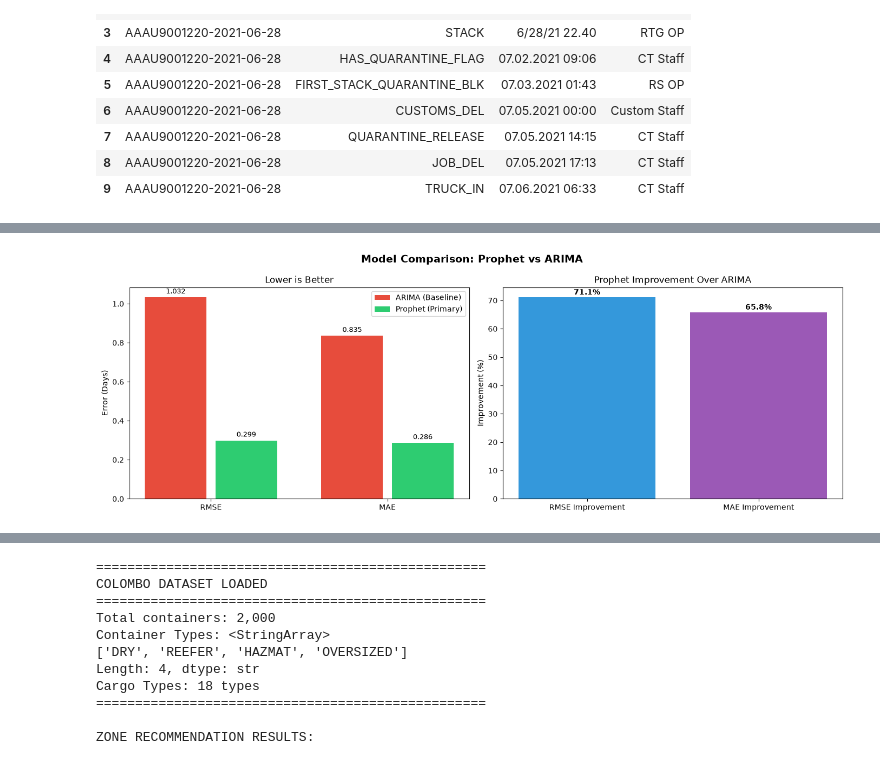
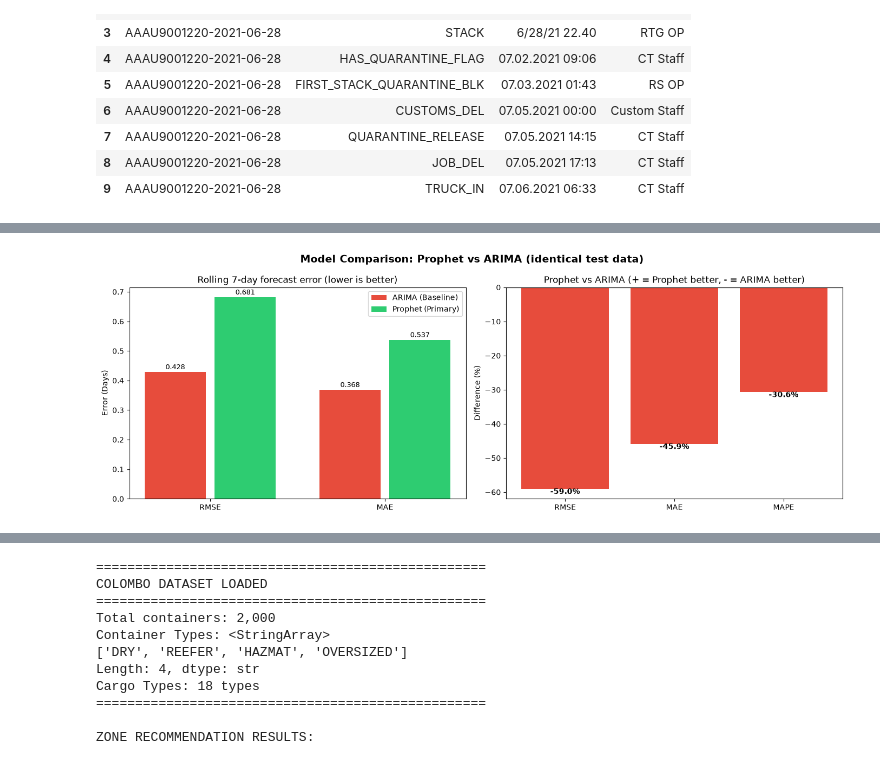
Before and after one commit to IsuJayasinghe/Final-Research, a Jupyter notebook: ml-models/YardAllocation.ipynb, the cells around one changed output, grey strips where cells are left out. Saved outputs shown, nothing was run; the diff lists cells and outputs as text; code cells hidden in the pictures.

```diff
--- a/ml-models/YardAllocation.ipynb
+++ b/ml-models/YardAllocation.ipynb
@@ -46,8 +46,13 @@ Unique containers: 95,567
 # ============================================
 
 # Parse timestamps (mixed formats in dataset)
-df['Timestamp'] = df['Timestamp'].str.replace(r'(\d{2})\.(\d{2})\b', r'\1:\2', regex=True)
+# Times use a dot as separator ("6/27/21 11.09", "7/21/21 9.53") - convert the trailing
+# H.MM / HH.MM to H:MM so they parse. Anchored at the end of the string so dates like
+# "07.02.2021 09:06" are left untouched.
+df['Timestamp'] = df['Timestamp'].str.strip()
+df['Timestamp'] = df['Timestamp'].str.replace(r'(\d{1,2})\.(\d{2})\s*$', r'\1:\2', regex=True)
 df['Timestamp'] = pd.to_datetime(df['Timestamp'], dayfirst=False, errors='coerce')
+print(f"Unparsed timestamps: {df['Timestamp'].isna().sum():,}")
 
 # Get DISCHARGE time (container arrives at yard)
 discharge = df[df['Activity'] == 'DISCHARGE'].groupby('Case_ID')['Timestamp'].first().reset_index()
@@ -71,6 +76,14 @@ dwell['DayOfWeek'] = dwell['Discharge_Time'].dt.dayofweek
 dwell['Hour'] = dwell['Discharge_Time'].dt.hour
 dwell['Date'] = dwell['Discharge_Time'].dt.date
 
+# Modelling window for the time-series models.
+# The dataset only contains containers whose full journey (DISCHARGE -> TRUCK_OUT) was
+# recorded. Before July only a handful of long-staying containers appear (left edge), and
+# containers discharged in late September are only included if they had already left
+# (right edge), so their dwell looks artificially short. Both edges are excluded.
+WINDOW_START = pd.Timestamp('2021-07-01')
+WINDOW_END = pd.Timestamp('2021-09-20')
+
 print("=" * 50)
 print("DWELL TIME CALCULATED SUCCESSFULLY")
 print("=" * 50)
@@ -78,6 +91,7 @@ print(f"Containers with both DISCHARGE & TRUCK_OUT: {len(dwell):,}")
 print(f"Average dwell time: {dwell['Dwell_Days'].mean():.1f} days ({dwell['Dwell_Hours'].mean():.1f} hours)")
 print(f"Median dwell time: {dwell['Dwell_Days'].median():.1f} days")
 print(f"Min: {dwell['Dwell_Days'].min():.2f} days | Max: {dwell['Dwell_Days'].max():.1f} days")
+print(f"Modelling window: {WINDOW_START.date()} to {WINDOW_END.date()}")
 print("=" * 50)
 dwell.head(10)
 # %% [output]
@@ -360,45 +321,58 @@ MAPE: 85.76%
 # %%
 # ============================================
 # CELL 6: Prophet vs ARIMA Comparison
 # ============================================
 fig, axes = plt.subplots(1, 2, figsize=(14, 5))
-fig.suptitle('Model Comparison: Prophet vs ARIMA', fontsize=14, fontweight='bold')
+fig.suptitle('Model Comparison: Prophet vs ARIMA (identical test data)', fontsize=14, fontweight='bold')
 
-# Bar chart comparing metrics
+# Bar chart comparing metrics on the rolling 7-day evaluation
 metrics = ['RMSE', 'MAE']
-arima_scores = [arima_rmse, arima_mae]
-prophet_scores = [prophet_rmse, prophet_mae]
+arima_scores = [arima_roll_rmse, arima_roll_mae]
+prophet_scores = [prophet_roll_rmse, prophet_roll_mae]
 x = np.arange(len(metrics))
 axes[0].bar(x - 0.2, arima_scores, 0.35, label='ARIMA (Baseline)', color='#e74c3c')
 axes[0].bar(x + 0.2, prophet_scores, 0.35, label='Prophet (Primary)', color='#2ecc71')
 axes[0].set_xticks(x)
 axes[0].set_xticklabels(metrics)
 axes[0].set_ylabel('Error (Days)')
-axes[0].set_title('Lower is Better')
+axes[0].set_title('Rolling 7-day forecast error (lower is better)')
 axes[0].legend()
 for i, v in enumerate(arima_scores):
-    axes[0].text(i - 0.2, v + 0.02, f'{v:.3f}', ha='center', fontsize=9)
+    axes[0].text(i - 0.2, v + 0.01, f'{v:.3f}', ha='center', fontsize=9)
 for i, v in enumerate(prophet_scores):
-    axes[0].text(i + 0.2, v + 0.02, f'{v:.3f}', ha='center', fontsize=9)
+    axes[0].text(i + 0.2, v + 0.01, f'{v:.3f}', ha='center', fontsize=9)
 
-# Improvement percentage
-improvement_rmse = ((arima_rmse - prophet_rmse) / arima_rmse) * 100
-improvement_mae = ((arima_mae - prophet_mae) / arima_mae) * 100
-bars = axes[1].bar(['RMSE Improvement', 'MAE Improvement'],
-                    [improvement_rmse, improvement_mae], color=['#3498db', '#9b59b6'])
-axes[1].set_ylabel('Improvement (%)')
-axes[1].set_title('Prophet Improvement Over ARIMA')
-for bar, val in zip(bars, [improvement_rmse, improvement_mae]):
-    axes[1].text(bar.get_x() + bar.get_width()/2, bar.get_height() + 1,
-                f'{val:.1f}%', ha='center', fontweight='bold')
+# Relative difference: positive = Prophet better, negative = ARIMA better
+diff_rmse = ((arima_roll_rmse - prophet_roll_rmse) / arima_roll_rmse) * 100
+diff_mae = ((arima_roll_mae - prophet_roll_mae) / arima_roll_mae) * 100
+diff_mape = ((arima_roll_mape - prophet_roll_mape) / arima_roll_mape) * 100
+diffs = [diff_rmse, diff_mae, diff_mape]
+bars = axes[1].bar(['RMSE', 'MAE', 'MAPE'], diffs, color=['#2ecc71' if d > 0 else '#e74c3c' for d in diffs])
+axes[1].axhline(0, color='black', linewidth=0.8)
+axes[1].set_ylabel('Difference (%)')
+axes[1].set_title('Prophet vs ARIMA (+ = Prophet better, - = ARIMA better)')
+for bar, val in zip(bars, diffs):
+    axes[1].text(bar.get_x() + bar.get_width()/2, val + (0.5 if val >= 0 else -1.5), f'{val:+.1f}%', ha='center', fontweight='bold')
 
 plt.tight_layout()
 plt.savefig('model_comparison.png', dpi=150, bbox_inches='tight')
 plt.show()
 
-print(f"\nProphet improved over ARIMA by:")
-print(f"  RMSE: {improvement_rmse:.1f}% better")
-print(f"  MAE:  {improvement_mae:.1f}% better")
-print("\nConclusion: Prophet outperforms ARIMA for container dwell time prediction!")
+comparison = pd.DataFrame({
+    'ARIMA (hold-out)': [arima_rmse, arima_mae, arima_mape],
+    'Prophet (hold-out)': [prophet_rmse, prophet_mae, prophet_mape],
+    'ARIMA (rolling 7d)': [arima_roll_rmse, arima_roll_mae, arima_roll_mape],
+    'Prophet (rolling 7d)': [prophet_roll_rmse, prophet_roll_mae, prophet_roll_mape],
+}, index=['RMSE (days)', 'MAE (days)', 'MAPE (%)']).round(3)
+print(comparison.to_string())
+
+# Decide the better model on the rolling 7-day MAE (primary decision metric)
+best_dwell_model = 'Prophet' if prophet_roll_mae < arima_roll_mae else 'ARIMA'
+print(f"\nRMSE: {diff_rmse:+.1f}% | MAE: {diff_mae:+.1f}% | MAPE: {diff_mape:+.1f}%  (+ = Prophet better)")
+if abs(diff_mae) < 5:
+    print(f"Conclusion: Prophet and ARIMA perform comparably (MAE within {abs(diff_mae):.1f}%); "
+          f"{best_dwell_model} is marginally better on this dataset.")
+else:
+    print(f"Conclusion: {best_dwell_model} performs better for daily dwell time forecasting on this dataset.")
 # %% [output]
-[figure, old version]
+[figure, new version]
```
Also changed, not shown: parts of 14 cells of this notebook, 14 other files.
